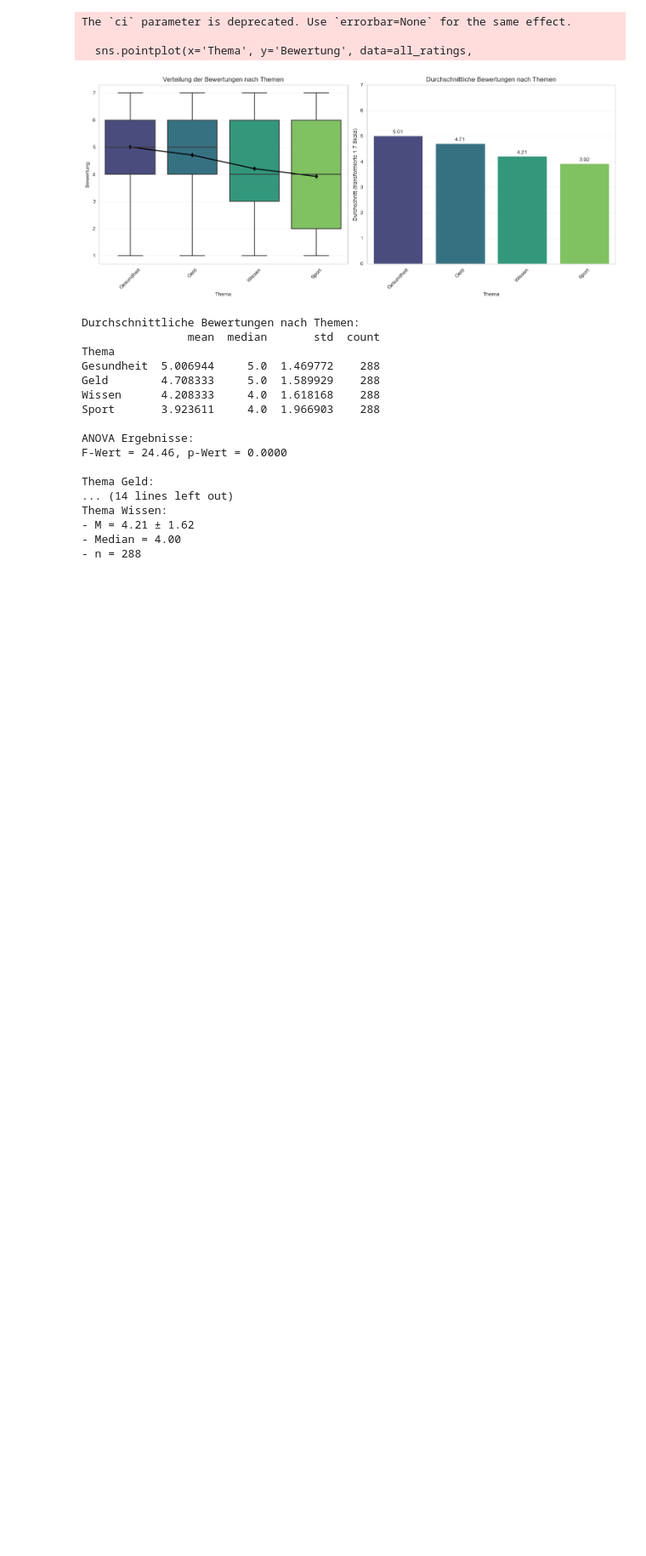
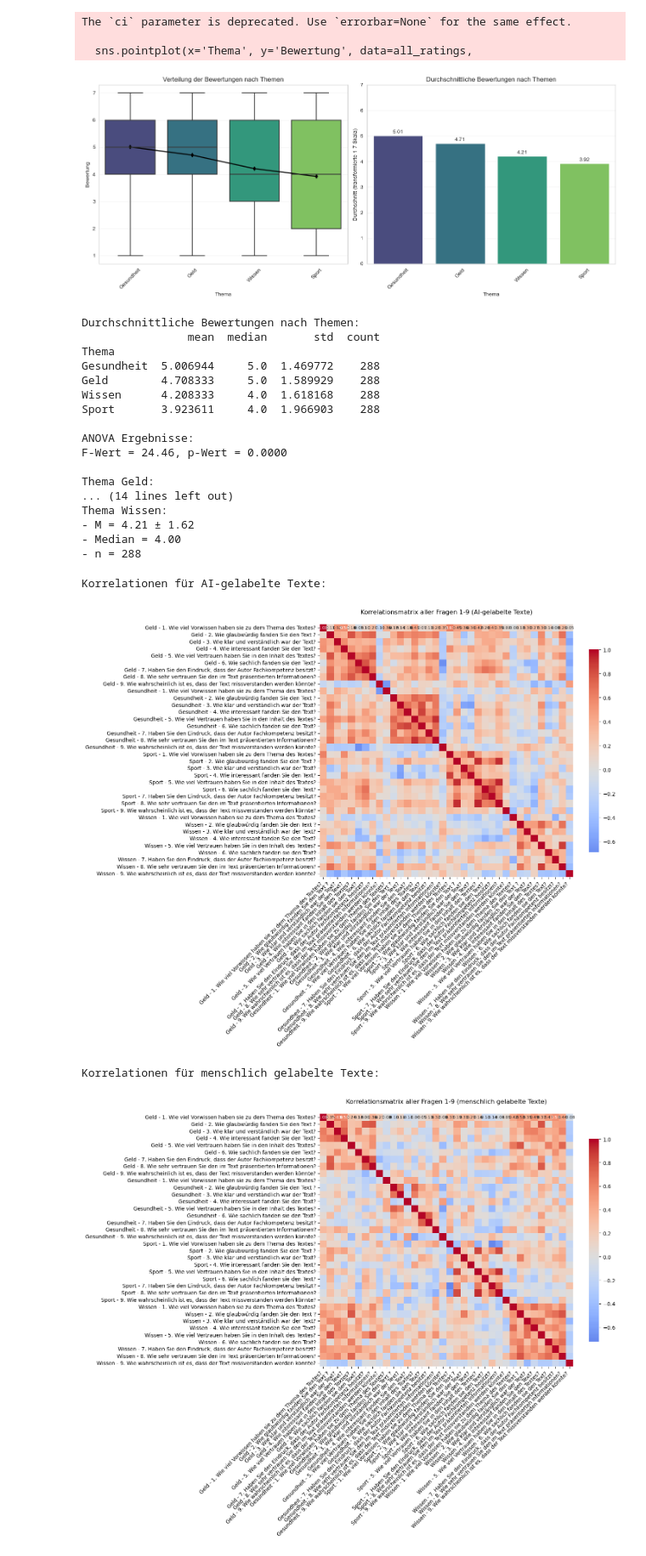
Before and after one commit to FlorianZierer/Impact-of-topic-on-credibility, a Jupyter notebook: auswertung.ipynb, the cells around one changed output. Shown at 85% size. Cells and saved outputs as stored; diff of their text form; code cells hidden in the pictures; blank space fills up the shorter version.

Commit message:
noch mehr analysen ohne sport 👍

```diff
--- a/auswertung.ipynb
+++ b/auswertung.ipynb
@@ -1457,3 +1547,77 @@ Thema Wissen:
 - M = 4.21 ± 1.62
 - Median = 4.00
 - n = 288
+# %%
+import pandas as pd
+import seaborn as sns
+import matplotlib.pyplot as plt
+
+def load_and_prepare_data(filepath):
+    # Daten laden
+    df = pd.read_csv(filepath)
+
+    # Alle Spalten für Fragen 1-9 extrahieren (ohne Themenunterscheidung)
+    question_columns = [col for col in df.columns
+                       if any(col.startswith(f"{topic} - {i}.")
+                             for topic in ['Geld', 'Gesundheit', 'Sport', 'Wissen']
+                             for i in range(1, 10))]
+
+    # Numerische Spalten auswählen
+    numeric_data = df[question_columns].select_dtypes(include=['number'])
+
+    return numeric_data
+
+# Daten laden
+ai_data = load_and_prepare_data('ai_labelled_with_ati.csv')
+human_data = load_and_prepare_data('human_labelled_with_ati.csv')
+
+def plot_correlation_matrix(data, title):
+    if data.empty:
+        print(f"Keine numerischen Daten verfügbar für {title}.")
+        return
+
+    # Korrelationsmatrix berechnen
+    corr = data.corr()
+
+    # Heatmap erstellen
+    plt.figure(figsize=(15, 12))
+    sns.heatmap(corr,
+                annot=True,
+                fmt=".2f",
+                cmap='coolwarm',
+                center=0,
+                annot_kws={"size": 8},
+                cbar_kws={"shrink": 0.8})
+
+    plt.title(f'Korrelationsmatrix aller Fragen 1-9 ({title})', pad=20)
+    plt.xticks(rotation=45, ha='right')
+    plt.yticks(rotation=0)
+    plt.tight_layout()
+    plt.show()
+
+# Korrelationen berechnen und darstellen
+if not ai_data.empty:
+    print("Korrelationen für AI-gelabelte Texte:")
+    plot_correlation_matrix(ai_data, 'AI-gelabelte Texte')
+else:
+    print("Keine numerischen Daten für AI-gelabelte Texte gefunden.")
+
+if not human_data.empty:
+    print("Korrelationen für menschlich gelabelte Texte:")
+    plot_correlation_matrix(human_data, 'menschlich gelabelte Texte')
+else:
+    print("Keine numerischen Daten für menschlich gelabelte Texte gefunden.")
+
+# Korrelationsmatrizen speichern
+if not ai_data.empty:
+    ai_corr = ai_data.corr()
+    ai_corr.to_csv('ai_correlations_all_questions.csv')
+
+if not human_data.empty:
+    human_corr = human_data.corr()
+    human_corr.to_csv('human_correlations_all_questions.csv')
+# %% [output]
+Korrelationen für AI-gelabelte Texte:
+[figure, added]
+Korrelationen für menschlich gelabelte Texte:
+[figure, added]
```
Also changed, not shown: parts of 2 cells of this notebook, 7 other files.
